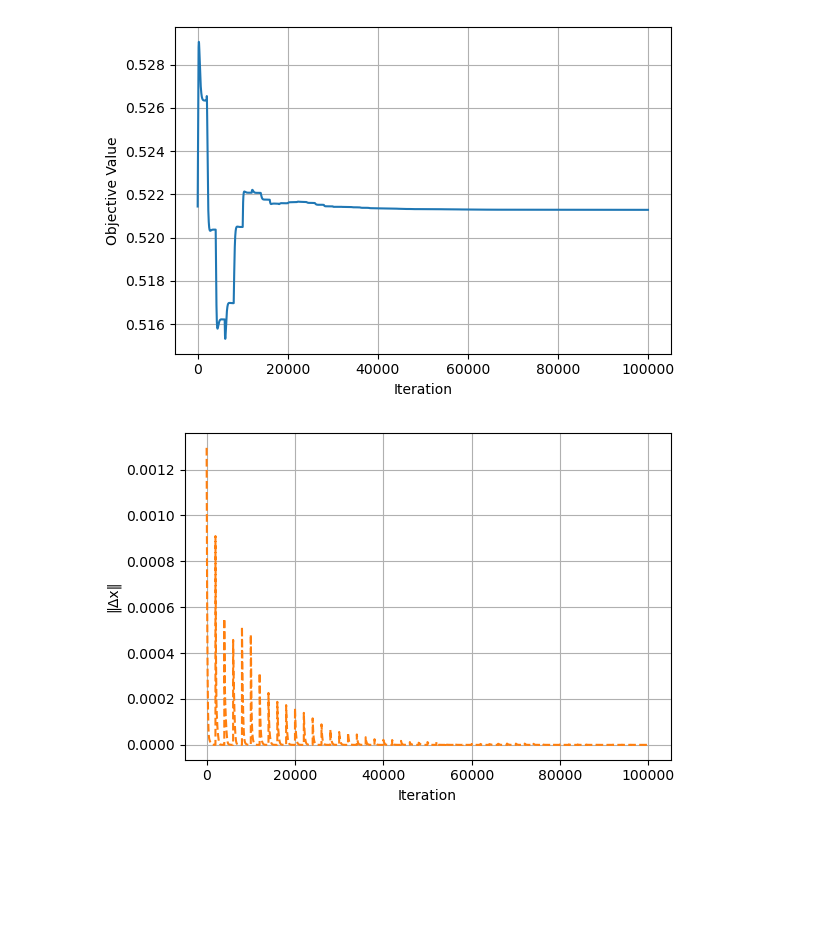
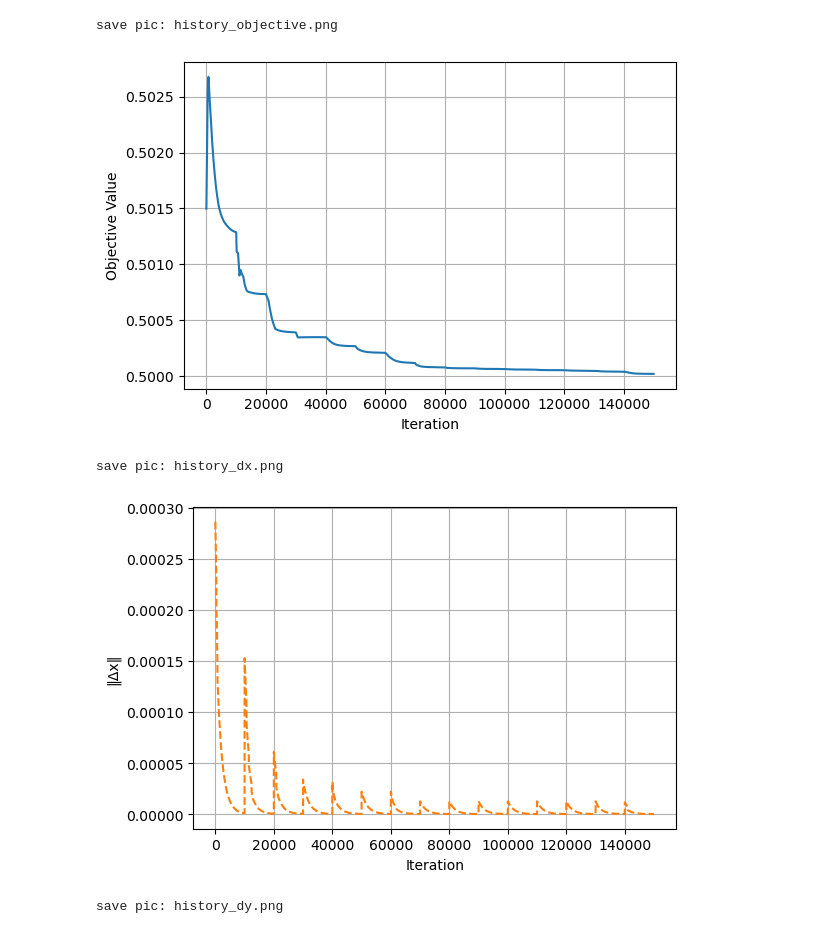
Before and after one commit to datty00725/allocate-probrem, a Jupyter notebook: mutation_lambda/execute.ipynb, the cells around one changed output. Cells and saved outputs as stored; diff of their text form; code cells hidden in the pictures; blank space fills up the shorter version.

```diff
--- a/mutation_lambda/execute.ipynb
+++ b/mutation_lambda/execute.ipynb
@@ -24,15 +23,17 @@ h_i = np.full(D, 1 / D)
 # 既存のリーダーの施設セット J_L を仮定
 J_L = {}  # インデックスとして候補施設の一部を選択
 J_F = {}
+# %%
+tau_interval = 10000
 # %%
 x_Relaxed_mutation, y_Relaxed_mutation, obj_final_relaxed_mutation, x_proj_mutation, y_proj_mutation, obj_final_binary_mutation, obj_final_ex_mutation, candidate_sites_mutation, demand_points_mutation, history_mutation= lgda_solver(
     D,J,num_rows_columns,
     p, r,
     alpha,beta,h_i,J_L, J_F,
-    eta_x=0.01, eta_y=0.01,
-    mu=.5,
-    max_iter=100_000,
-    tau_interval=2000,
+    eta_x=0.01, eta_y=0.01, eta_lambda=0.01,
+    mu=.05,
+    max_iter=200_000,
+    tau_interval=tau_interval,
     return_history=True,
     fix_seed = False,
     seed = 420
@@ -113,5 +117,8 @@ plot_each_history_component_separately(
 # %%
-plot_each_history_component_separately(history_mutation, fix_seed = False,) # ランダムに実験したいときはOff)
+plot_each_history_component_separately(history_mutation, fix_seed = False, save = True) # ランダムに実験したいときはOff)
 # %% [output]
+save pic: history_objective.png
-[figure, old version]
+[figure, new version]
+save pic: history_dx.png
-[figure, old version]
+[figure, new version]
+save pic: history_dy.png
```
Also changed, not shown: parts of 9 cells of this notebook, 17 other files.
